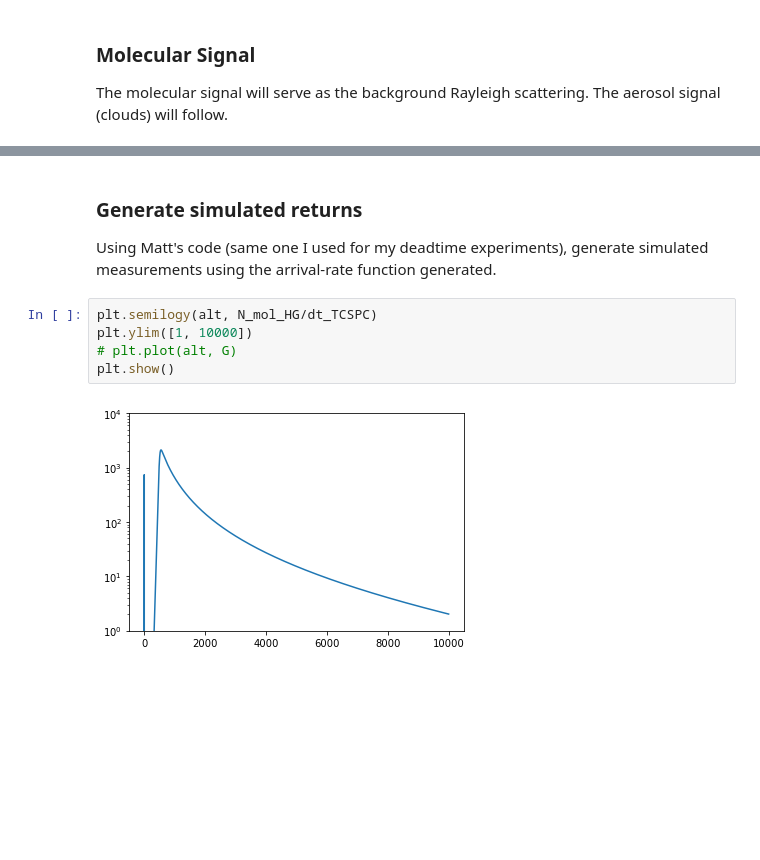
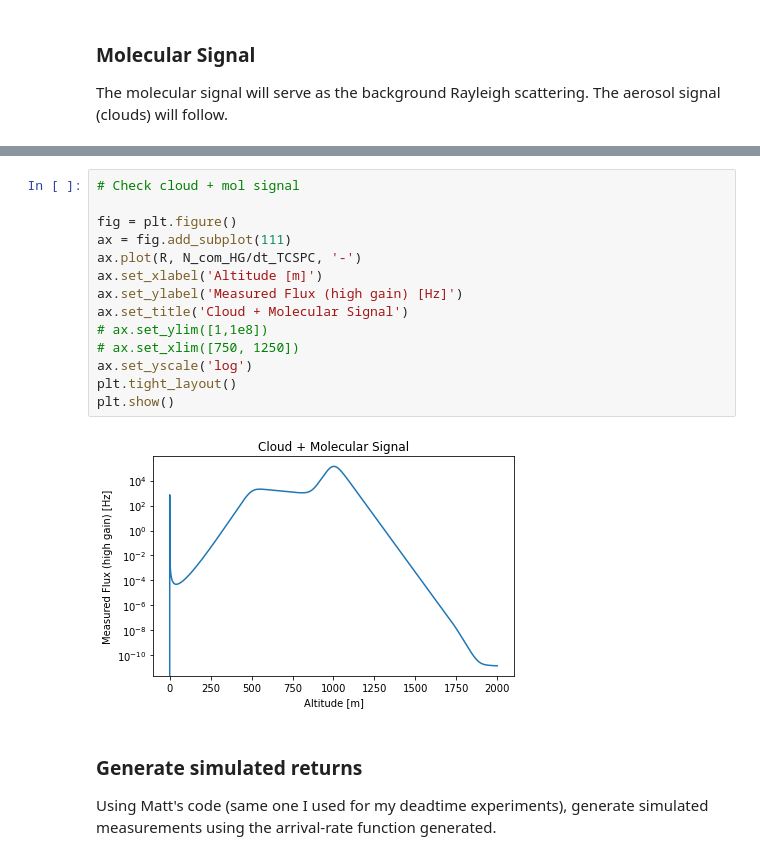
Before and after one commit to gkirchhoff32/Cloud-Measurements, a Jupyter notebook: meas_sim.ipynb, the cells around one changed output, grey strips where cells are left out. Cells and saved outputs as stored; diff of their text form; blank space fills up the shorter version.

```diff
--- a/meas_sim.ipynb
+++ b/meas_sim.ipynb
@@ -124,12 +189,21 @@ Total high gain photons: 7.87E-03
+# %%
+# Check cloud + mol signal
+
+fig = plt.figure()
+ax = fig.add_subplot(111)
+ax.plot(R, N_com_HG/dt_TCSPC, '-')
+ax.set_xlabel('Altitude [m]')
+ax.set_ylabel('Measured Flux (high gain) [Hz]')
+ax.set_title('Cloud + Molecular Signal')
+# ax.set_ylim([1,1e8])
+# ax.set_xlim([750, 1250])
+ax.set_yscale('log')
+plt.tight_layout()
+plt.show()
+# %% [output]
+[figure, added]
 # %% [markdown]
 ### Generate simulated returns
 
 Using Matt's code (same one I used for my deadtime experiments), generate simulated measurements using the arrival-rate function generated.
-# %%
-plt.semilogy(alt, N_mol_HG/dt_TCSPC)
-plt.ylim([1, 10000])
-# plt.plot(alt, G)
-plt.show()
-# %% [output]
-[figure, removed]
 # %%
```
Also changed, not shown: parts of 7 cells of this notebook.
